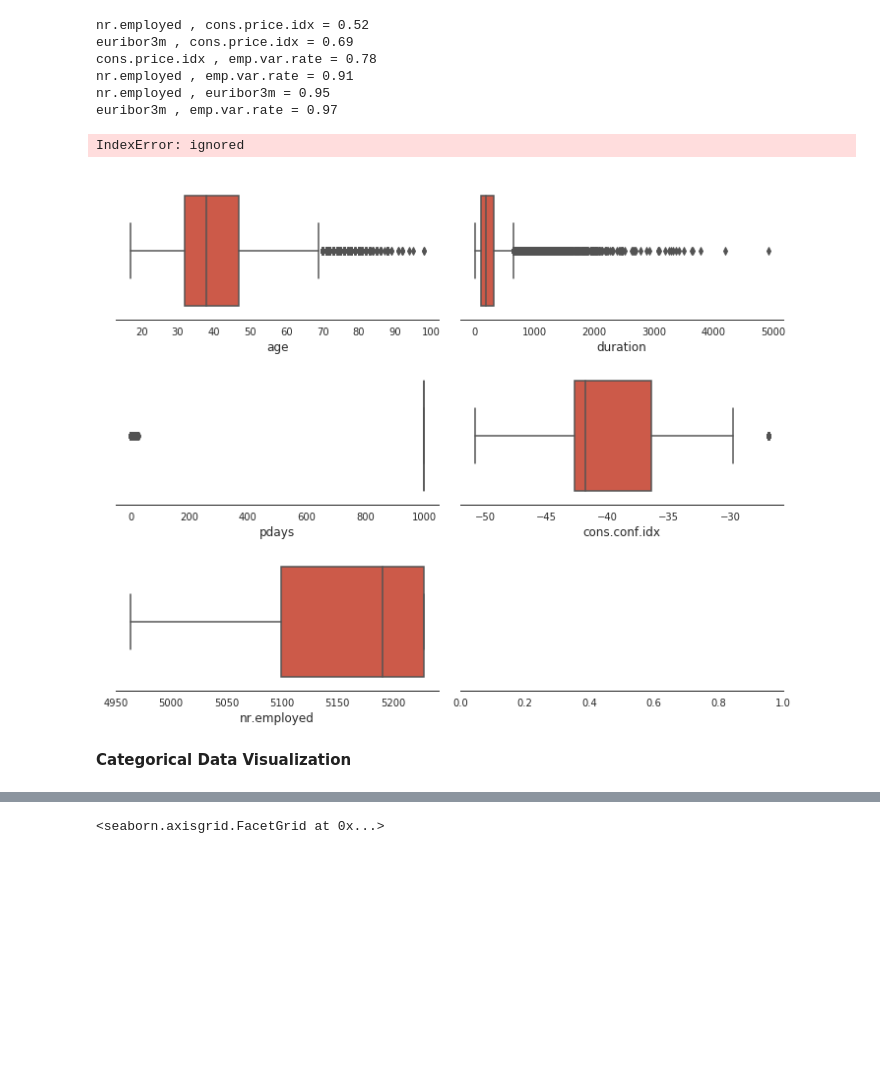
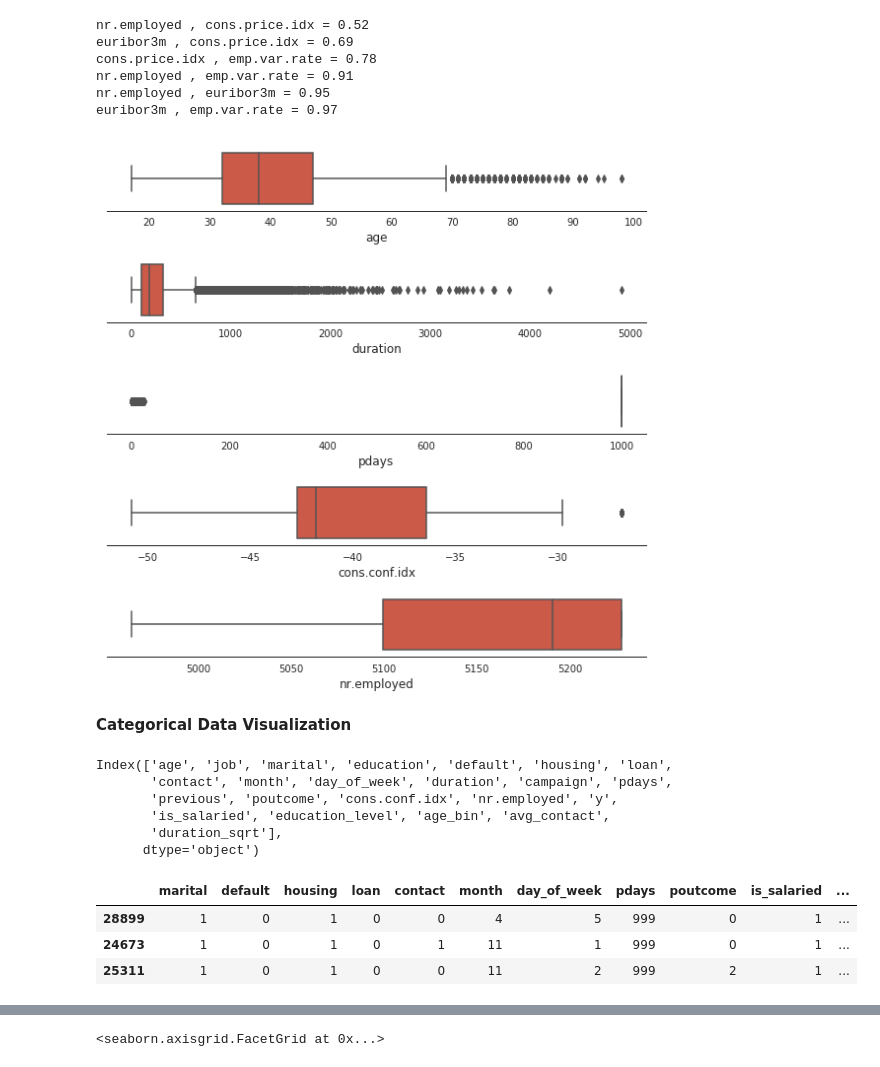
Before and after one commit to tripidhoble/Greyatom-Hackathon1, a Jupyter notebook: Marketing_Campaign.ipynb, the cells around one changed output, grey strips where cells are left out. Drawn from its saved outputs; the diff is of its cells as text; code cells hidden in the pictures; blank space fills up the shorter version.

```diff
--- a/Marketing_Campaign.ipynb
+++ b/Marketing_Campaign.ipynb
@@ -478,15 +579,13 @@ campaign_data_validate.drop(['euribor3m','emp.var.rate','cons.price.idx'], axis
 num_cols = [ 'age','duration','pdays','cons.conf.idx','nr.employed']
 # %%
 # Set up the matplotlib figure
-f, axes = plt.subplots(3, 2, figsize=(10, 8))
+f, axes = plt.subplots(len(num_cols), 1, figsize=(8, 8))
 sns.despine(left=True)
 
-for i in range(3):
-    for j in range(2):
-        col = num_cols[ i * 2 + j]
-        sns.boxplot(subset_num_data[col], ax=axes[i, j])
+for i in range(len(num_cols)):
+        col = num_cols[i]
+        sns.boxplot(x = subset_num_data[col], ax=axes[i])
         plt.setp(axes, yticks=[])
         plt.tight_layout()
 # %% [output]
-IndexError: ignored
-[figure, old version]
+[figure, new version]
@@ -498,2 +592,11 @@ target = ['y']
 # %% [markdown]
 **Categorical Data Visualization**
+# %%
+campaign_data.columns
+# %% [output]
+Index(['age', 'job', 'marital', 'education', 'default', 'housing', 'loan',
+       'contact', 'month', 'day_of_week', 'duration', 'campaign', 'pdays',
+       'previous', 'poutcome', 'cons.conf.idx', 'nr.employed', 'y',
+       'is_salaried', 'education_level', 'age_bin', 'avg_contact',
+       'duration_sqrt'],
+      dtype='object')
@@ -499,0 +614,9 @@ target = ['y']
+# %%
+# create a subset of dataframe with only 'num_features'
+subset_cat_data = campaign_data[cat_cols]
+subset_cat_data.sample(3)
+# %% [output]
+|  | marital | default | housing | loan | contact | month | day_of_week | pdays | poutcome | is_salaried | ... |
+| 28899 | 1 | 0 | 1 | 0 | 0 | 4 | 5 | 999 | 0 | 1 | ... |
+| 24673 | 1 | 0 | 1 | 0 | 1 | 11 | 1 | 999 | 0 | 1 | ... |
+| 25311 | 1 | 0 | 1 | 0 | 0 | 11 | 2 | 999 | 2 | 1 | ... |
```
Also changed, not shown: parts of 59 cells of this notebook.
